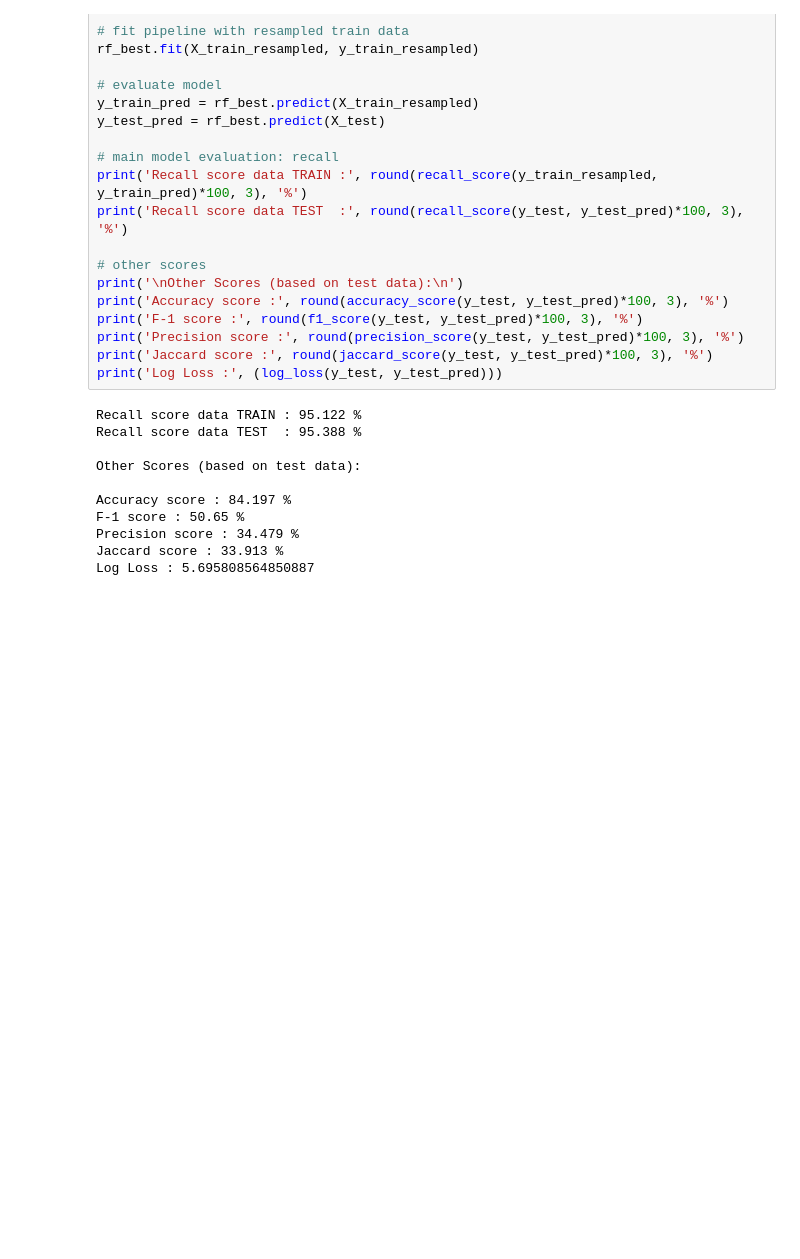
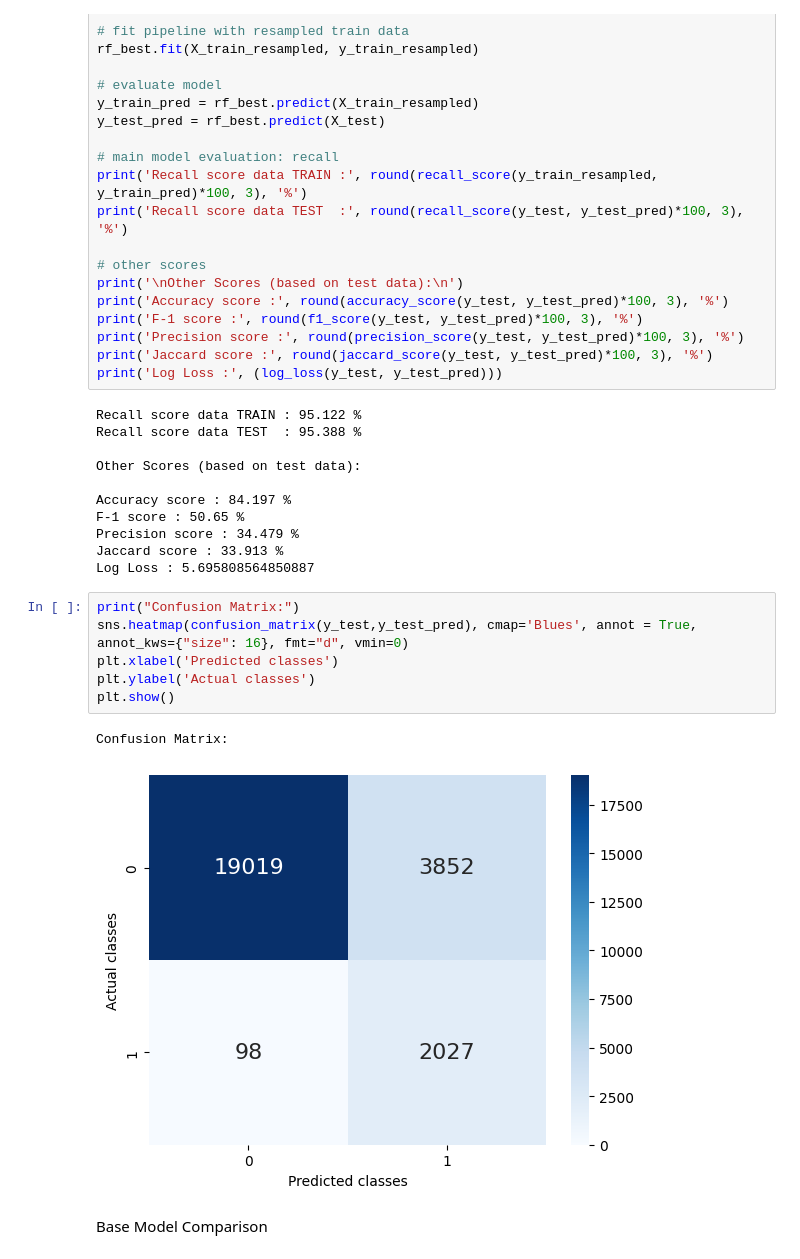
Before and after one commit to mezkymy/diabetes-prediction, a Jupyter notebook: Diabetes_Prediction.ipynb, the cells around one changed output. Saved outputs shown, nothing was run; the diff lists cells and outputs as text; blank space fills up the shorter version.

```diff
--- a/Diabetes_Prediction.ipynb
+++ b/Diabetes_Prediction.ipynb
@@ -639,3 +639,14 @@ F-1 score : 50.65 %
 Precision score : 34.479 %
 Jaccard score : 33.913 %
 Log Loss : 5.695808564850887
+# %%
+print("Confusion Matrix:")
+sns.heatmap(confusion_matrix(y_test,y_test_pred), cmap='Blues', annot = True, annot_kws={"size": 16}, fmt="d", vmin=0)
+plt.xlabel('Predicted classes')
+plt.ylabel('Actual classes')
+plt.show()
+# %% [output]
+Confusion Matrix:
+[figure, added]
+# %% [markdown]
+Base Model Comparison
```
Also changed, not shown: parts of 4 cells of this notebook.
